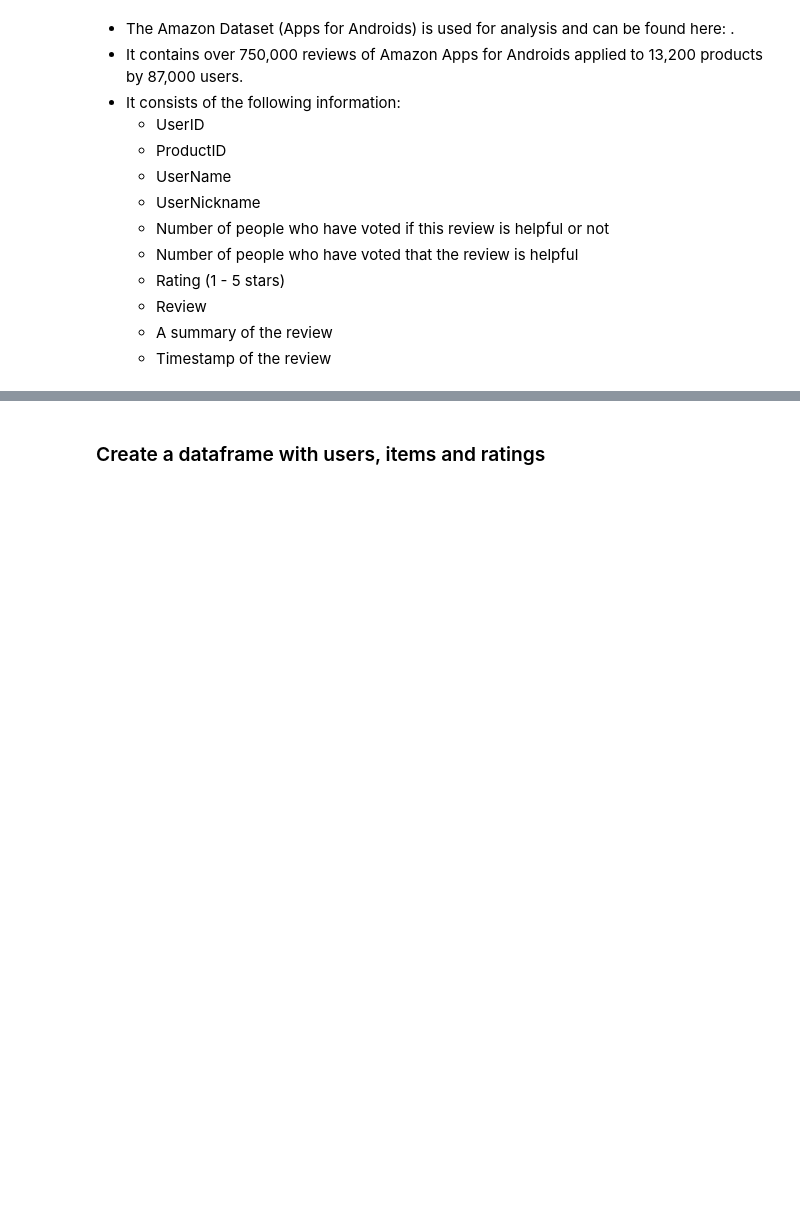
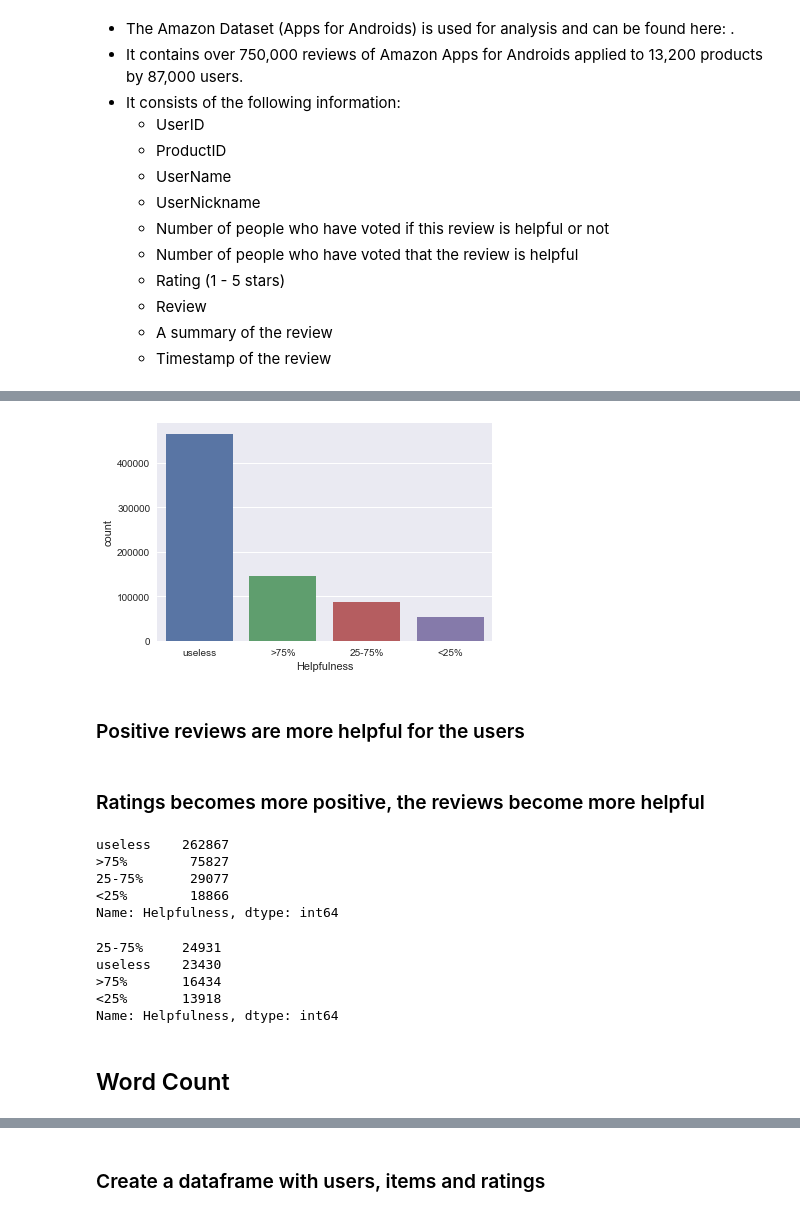
Before and after one commit to DataDima90/Recommendation_Engine, a Jupyter notebook: Collaborative Filtering.ipynb, the cells around one changed output, grey strips where cells are left out. Drawn from its saved outputs; the diff is of its cells as text; code cells hidden in the pictures; blank space fills up the shorter version.

```diff
--- a/Collaborative Filtering.ipynb
+++ b/Collaborative Filtering.ipynb
@@ -73,0 +191,27 @@ df_Apps.describe() # result: asymetic?
+# %%
+sns.countplot(x="Helpfulness", order=["useless", ">75%", "25-75%", "<25%"], data=temp_df)
+plt.show()
+# %% [output]
+[figure, added]
+# %% [markdown]
+### Positive reviews are more helpful for the users
+# %% [markdown]
+### Ratings becomes more positive, the reviews become more helpful
+# %%
+temp_df[temp_df.overall==5].Helpfulness.value_counts()
+# %% [output]
+useless    262867
+>75%        75827
+25-75%      29077
+<25%        18866
+Name: Helpfulness, dtype: int64
+# %%
+temp_df[temp_df.overall==1].Helpfulness.value_counts()
+# %% [output]
+25-75%     24931
+useless    23430
+>75%       16434
+<25%       13918
+Name: Helpfulness, dtype: int64
+# %% [markdown]
+## Word Count
```
Also changed, not shown: parts of 96 cells of this notebook, 1 other file.
